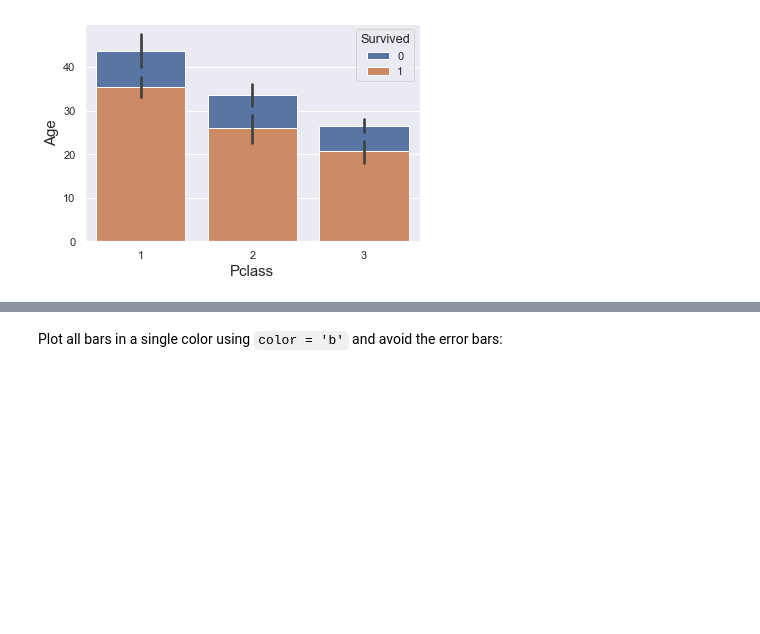
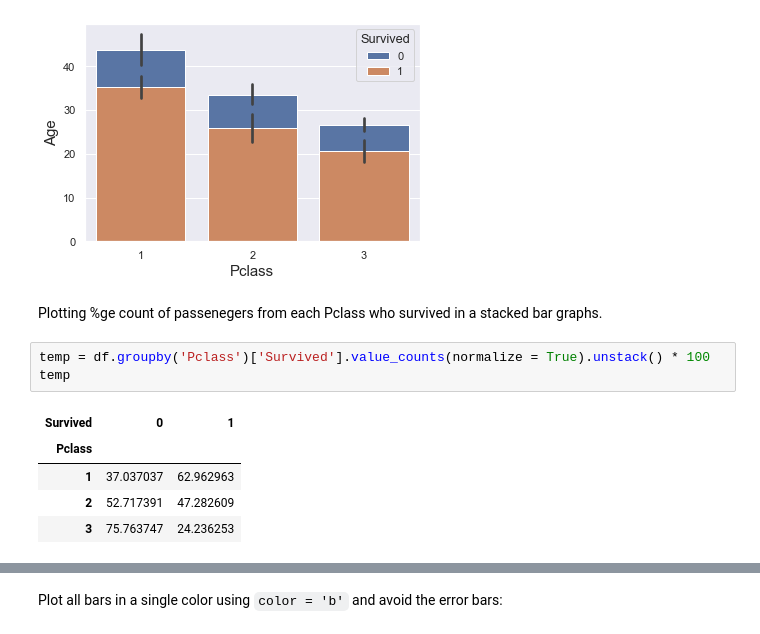
Before and after one commit to jeswingeorge/Python-DS-notes, a Jupyter notebook: Seaborn/1. Bargraph.ipynb, the cells around one changed output, grey strips where cells are left out. Drawn from its saved outputs; the diff is of its cells as text; blank space fills up the shorter version.

```diff
--- a/Seaborn/1. Bargraph.ipynb
+++ b/Seaborn/1. Bargraph.ipynb
@@ -111,3 +124,14 @@ Plotting `stacked bar graphs`:
 sns.barplot(x="Pclass", y="Age", hue="Survived", data=df, dodge = False);
 # %% [output]
 [figure]
+# %% [markdown]
+Plotting %ge count of passenegers from each Pclass who survived in a stacked bar graphs.
+# %%
+temp = df.groupby('Pclass')['Survived'].value_counts(normalize = True).unstack() * 100
+temp
+# %% [output]
+| Survived | 0 | 1 |
+| Pclass |  |  |
+| 1 | 37.037037 | 62.962963 |
+| 2 | 52.717391 | 47.282609 |
+| 3 | 75.763747 | 24.236253 |
```
Also changed, not shown: parts of 3 cells of this notebook, 2 other files.
